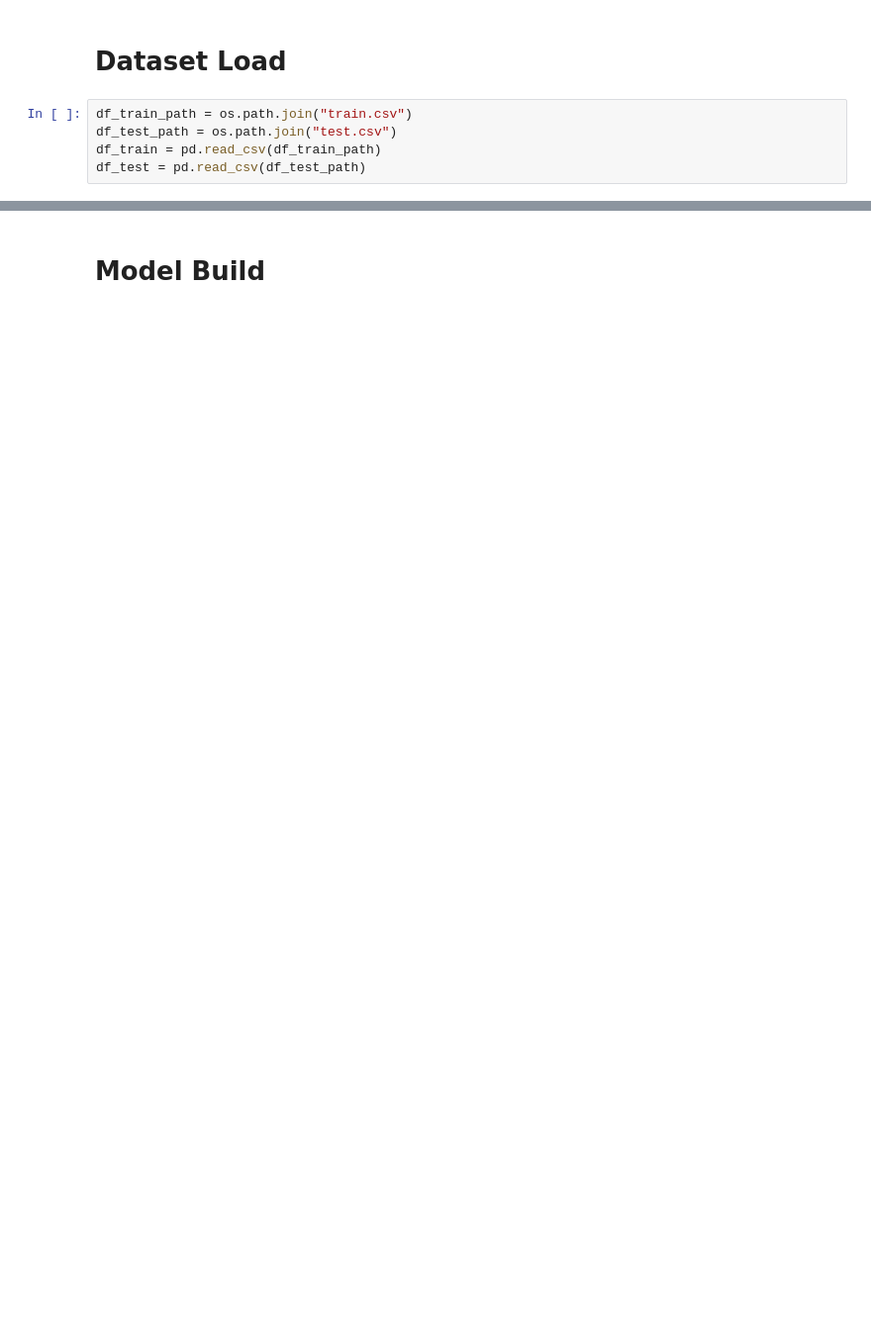
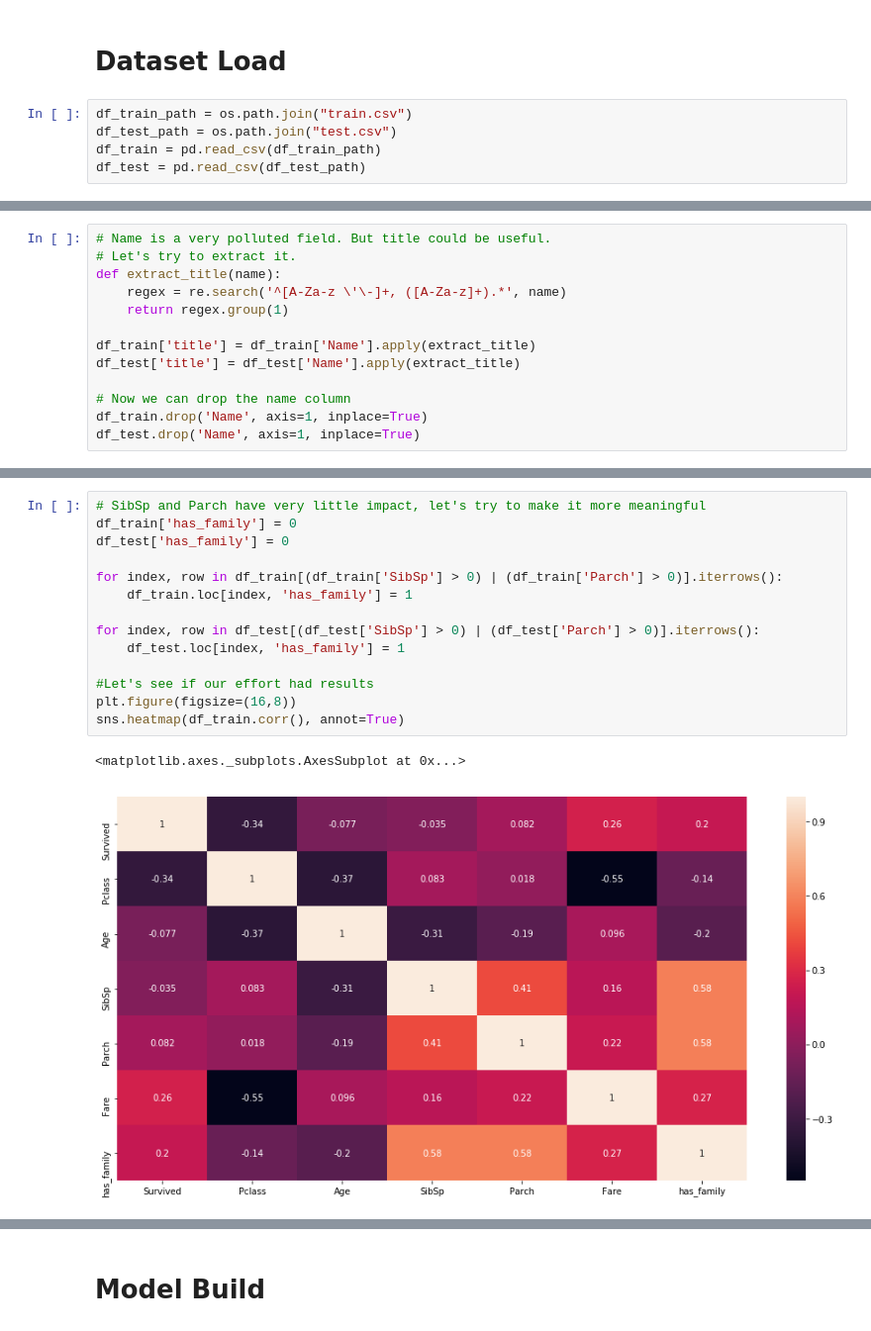
Before and after one commit to aksmiyazaki/machine_learning, a Jupyter notebook: kaggle/titanic/titanic_work-RandomForests.ipynb, the cells around one changed output, grey strips where cells are left out. Shown: that part at 99% size. Saved outputs shown, nothing was run; the diff lists cells and outputs as text; blank space fills up the shorter version.

```diff
--- a/kaggle/titanic/titanic_work-RandomForests.ipynb
+++ b/kaggle/titanic/titanic_work-RandomForests.ipynb
@@ -14,0 +53,13 @@ df_test = pd.read_csv(df_test_path)
+# %%
+# Name is a very polluted field. But title could be useful.
+# Let's try to extract it.
+def extract_title(name):
+    regex = re.search('^[A-Za-z \'\-]+, ([A-Za-z]+).*', name)
+    return regex.group(1)
+
+df_train['title'] = df_train['Name'].apply(extract_title)
+df_test['title'] = df_test['Name'].apply(extract_title)
+
+# Now we can drop the name column
+df_train.drop('Name', axis=1, inplace=True)
+df_test.drop('Name', axis=1, inplace=True)
@@ -14,0 +73,17 @@ df_test = pd.read_csv(df_test_path)
+# %%
+# SibSp and Parch have very little impact, let's try to make it more meaningful
+df_train['has_family'] = 0
+df_test['has_family'] = 0
+
+for index, row in df_train[(df_train['SibSp'] > 0) | (df_train['Parch'] > 0)].iterrows():
+    df_train.loc[index, 'has_family'] = 1
+
+for index, row in df_test[(df_test['SibSp'] > 0) | (df_test['Parch'] > 0)].iterrows():
+    df_test.loc[index, 'has_family'] = 1
+
+#Let's see if our effort had results
+plt.figure(figsize=(16,8))
+sns.heatmap(df_train.corr(), annot=True)
+# %% [output]
+<matplotlib.axes._subplots.AxesSubplot at 0x...>
+[figure, added]
```
Also changed, not shown: parts of 42 cells of this notebook.
